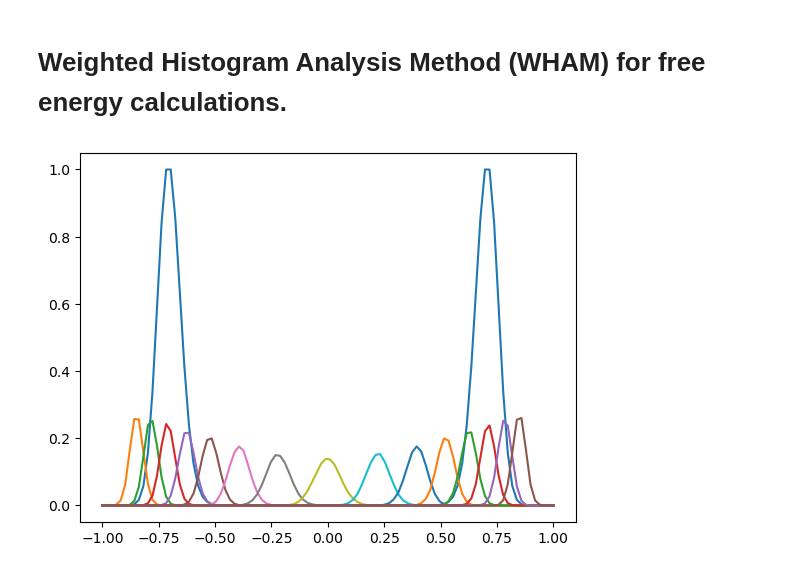
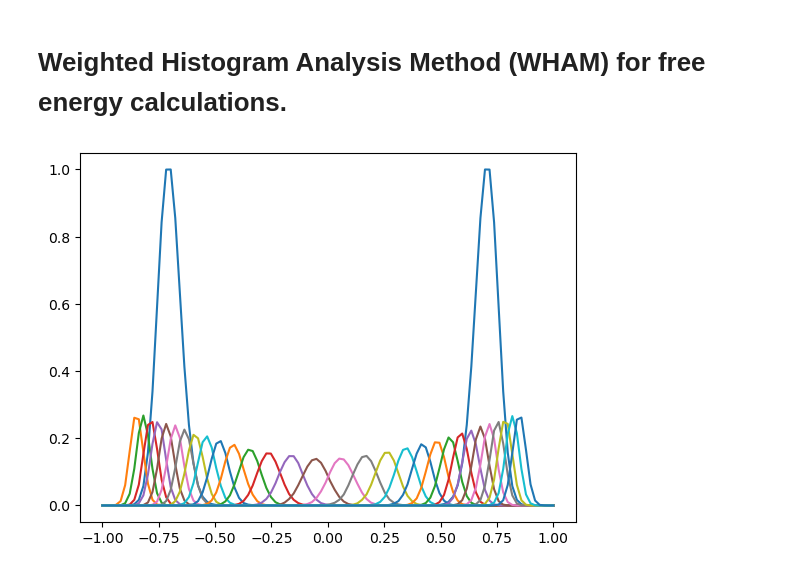
Before and after one commit to djbell01/phys_chem_fundamentals, a Jupyter notebook: WHAM.ipynb, the cells around one changed output. Saved outputs shown, nothing was run; the diff lists cells and outputs as text; code cells hidden in the pictures.

```diff
--- a/WHAM.ipynb
+++ b/WHAM.ipynb
@@ -91,16 +161,18 @@ class Umbrella_sampling():
 # %%
-umb = Umbrella_sampling(15,500,barrier)
+umb = Umbrella_sampling(30,500,barrier)
 umb.dynamics(100000)
 # %%
 x_vals = umb.replicas[0].x_vals
+fes = barrier(x_vals)
+fes = fes - fes.min()
 fes = barrier(x_vals)
 fes = fes - fes.min()
 prob_dist = np.exp(-fes)
 plt.plot(x_vals, prob_dist)
 
 for i in range(umb.numbrellas):
     hist, _ = np.histogram(umb.replicas[i].trajectory,range=(-1,1),bins=100)
     hist = hist/hist.sum()
     plt.plot(x_vals,hist)
 # %% [output]
-[figure, old version]
+[figure, new version]
```
Also changed, not shown: parts of 3 cells of this notebook.
